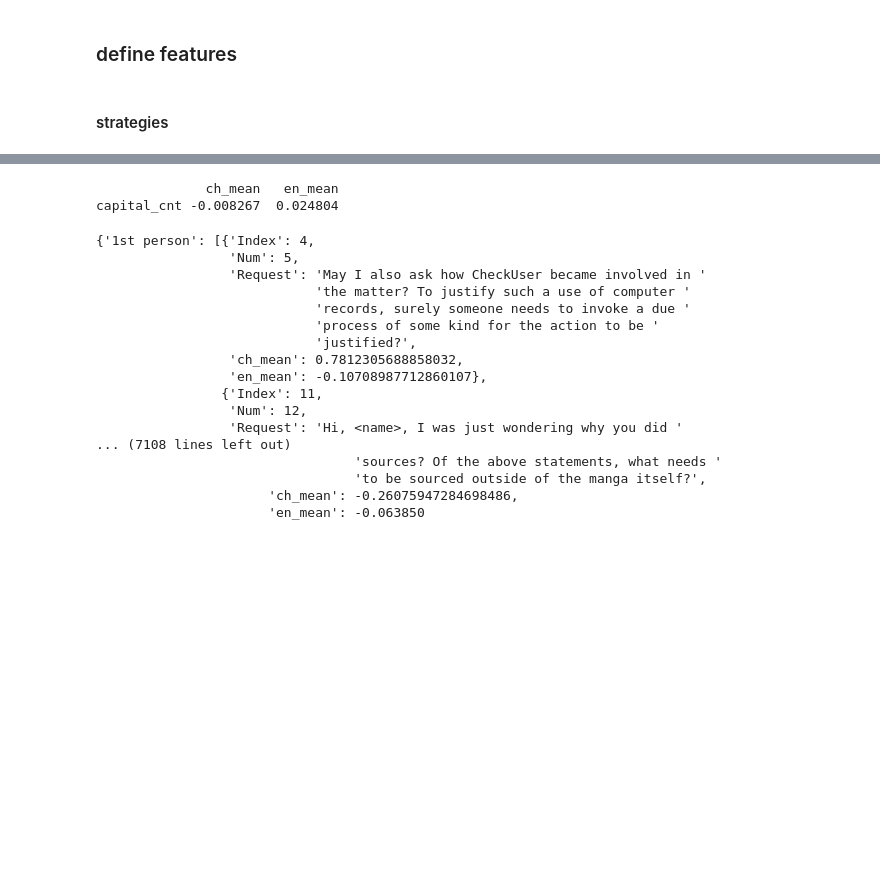
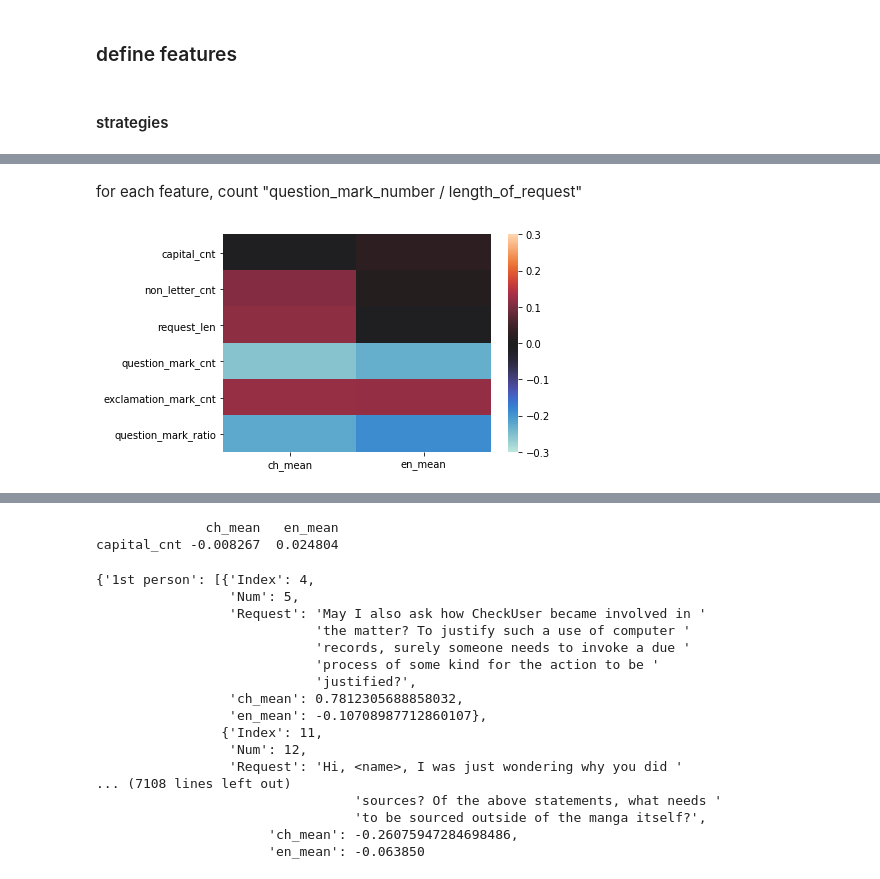
Before and after one commit to hajingit/Politeness_lang, a Jupyter notebook: find_feature.ipynb, the cells around one changed output, grey strips where cells are left out. Drawn from its saved outputs; the diff is of its cells as text; code cells hidden in the pictures; blank space fills up the shorter version.

```diff
--- a/find_feature.ipynb
+++ b/find_feature.ipynb
@@ -101,0 +173,10 @@ ax = sns.heatmap(df_corr, vmin=-0.3, vmax=0.3, center=0.0)
+# %% [markdown]
+for each feature, count "question_mark_number / length_of_request"
+# %%
+ratio_question_mark = lambda s : reduce(lambda x,y : x+y, map(lambda c : 1 if c == "?" else 0, s)) / len(s)
+feature_name = "question_mark_ratio"
+corrs[feature_name] = add_feature(feature_name, ratio_question_mark, df, columns, target_col_name="Request")
+
+draw_heatmap(corrs)
+# %% [output]
+[figure, added]
```
Also changed, not shown: parts of 31 cells of this notebook.
